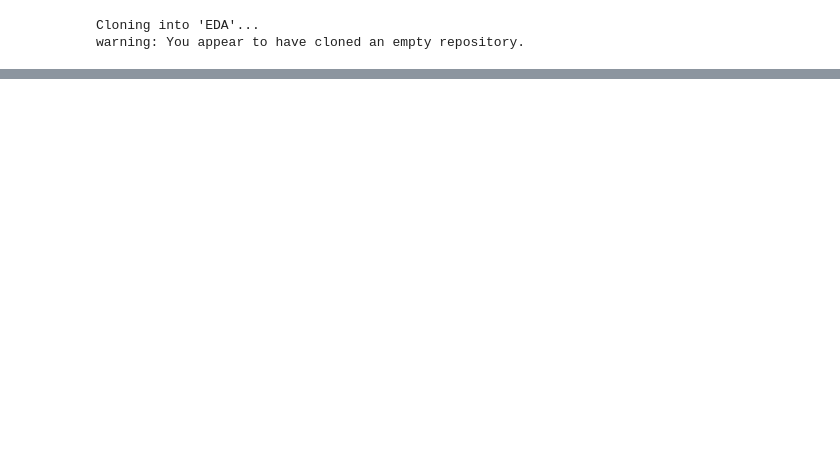
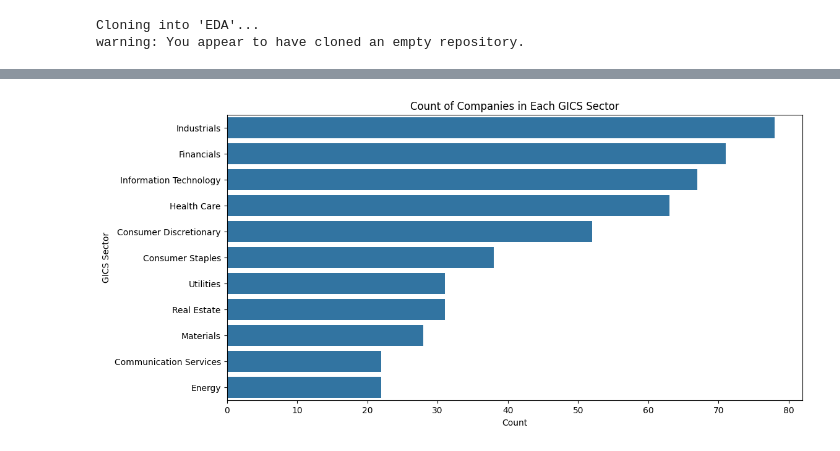
Before and after one commit to Teja220/EDA, a Jupyter notebook: 21BDS0277.ipynb, the cells around one changed output, grey strips where cells are left out. Cells and saved outputs as stored; diff of their text form; code cells hidden in the pictures; blank space fills up the shorter version.

```diff
--- a/21BDS0277.ipynb
+++ b/21BDS0277.ipynb
@@ -1029,0 +10,83 @@ plt.show()
+# %%
+import pandas as pd
+import matplotlib.pyplot as plt
+import seaborn as sns
+from scipy import stats
+
+# 1. Loading the Dataset from the Excel file
+file_path = "https://raw.githubusercontent.com/Teja220/EDA/main/EDA.xlsx"
+df = pd.read_excel(file_path, sheet_name="EDA")
+
+print("First 5 rows of the dataset:")
+print(df.head())
+
+# 2. Summary Statistics for Numerical and Categorical Data
+print("\nSummary statistics for numerical data:")
+print(df.describe())  # Summary for numerical features
+
+# Checking for categorical columns
+categorical_cols = df.select_dtypes(include=['object']).columns
+print("\nCategorical Columns:")
+print(categorical_cols)
+
+# Summary for categorical columns
+if len(categorical_cols) > 0:
+    print("\nSummary for categorical columns:")
+    print(df[categorical_cols].describe())
+
+# 3. Data Cleaning (Handling Missing Values)
+print("\nMissing values in the dataset:")
+print(df.isnull().sum())
+
+# Dropping rows with missing data
+df_cleaned = df.dropna()
+print("\nData after dropping missing values:")
+print(df_cleaned.head())
+
+# Filling missing data using forward fill
+df_filled = df.fillna(method='ffill')
+print("\nData after forward fill:")
+print(df_filled.head())
+
+# 4. Visualization (for Numerical and Categorical Data)
+# Count plot for GICS Sectors (Categorical data)
+plt.figure(figsize=(12, 6))
+sns.countplot(y=df['GICS Sector'], order=df['GICS Sector'].value_counts().index)
+plt.title('Count of Companies in Each GICS Sector')
+plt.xlabel('Count')
+plt.ylabel('GICS Sector')
+plt.show()
+
+# Histogram for Founded Year
+if 'Founded' in df.columns and pd.api.types.is_numeric_dtype(df['Founded']):
+    plt.figure(figsize=(8, 6))
+    df['Founded'].hist(bins=20)
+    plt.title('Histogram of Founded Year')
+    plt.xlabel('Year')
+    plt.ylabel('Frequency')
+    plt.show()
+
+# 5. Measurement Scales (Nominal, Ordinal, Interval, Ratio)
+# Nominal Scale Example: GICS Sector
+print("\nValue counts for 'GICS Sector' column (Nominal scale example):")
+print(df['GICS Sector'].value_counts())
+
+# Ordinal Scale Example: Creating a ranking based on Founded Year
+if 'Founded' in df.columns and pd.api.types.is_numeric_dtype(df['Founded']):
+    df['Company Age Category'] = pd.qcut(df['Founded'], 5, labels=['Very Old', 'Old', 'Moderate', 'New', 'Very New'])
+    print("\nFirst 5 rows with 'Company Age Category' (Ordinal scale example):")
+    print(df[['Founded', 'Company Age Category']].head())
+
+# 6. Comparing EDA with Classical and Bayesian Analysis
+# Classical Analysis (T-test on Founded Year, assuming normality)
+if 'Founded' in df.columns and pd.api.types.is_numeric_dtype(df['Founded']):
+    t_stat, p_value = stats.ttest_1samp(df['Founded'].dropna(), popmean=1950)
+    print(f"\nT-test on Founded Year: t-stat = {t_stat}, p-value = {p_value}")
+
+
+# 7. Software Tools for EDA
+print("\nSoftware Tools for EDA:")
+print("Python: Pandas, Seaborn, Matplotlib")
+print("R: GGPlot2, dplyr, tidyr")
+print("Excel/Tableau: For basic EDA tasks")
+# %% [output]
@@ -1029,0 +110 @@ plt.show()
+[figure, added]
```
Also changed, not shown: parts of 87 cells of this notebook.
